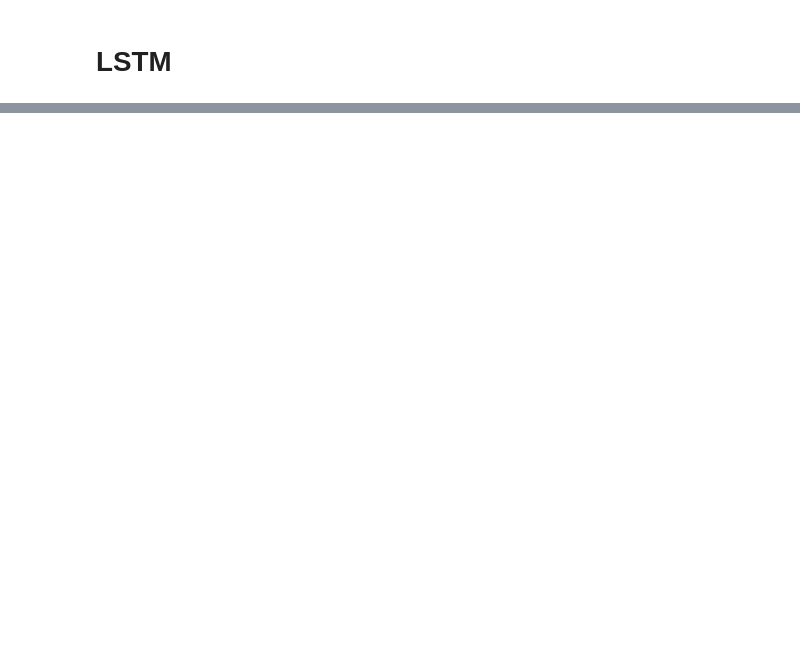
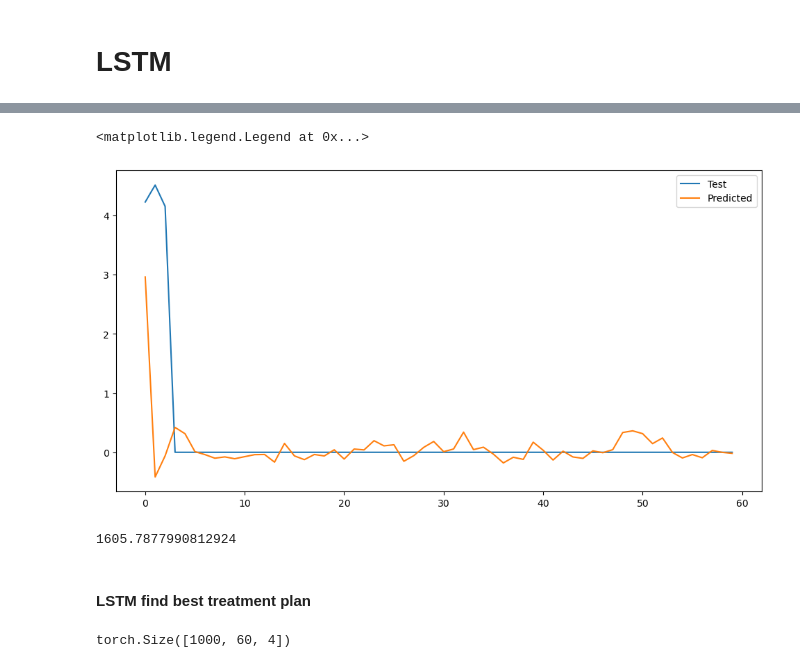
Before and after one commit to dormoyi/Cancer_Optimal_Treatment_Policy, a Jupyter notebook: tabular_method.ipynb, the cells around one changed output, grey strips where cells are left out. Drawn from its saved outputs; the diff is of its cells as text; code cells hidden in the pictures; blank space fills up the shorter version.

```diff
--- a/tabular_method.ipynb
+++ b/tabular_method.ipynb
@@ -184,0 +328,55 @@ NameError: name 'results' is not defined
+# %%
+test_data = results['test_data_factuals']
+
+cancer_volume = torch.Tensor(test_data['cancer_volume'])
+chemo_application = torch.Tensor(test_data['chemo_application'])
+radiation_application = torch.Tensor(test_data['radio_application'])
+patient_type = torch.Tensor(test_data['patient_types']).repeat(radiation_application.shape[1], 1).transpose(0, 1)
+
+# normalize cancer_volume
+cancer_volume = (cancer_volume - mn) / (mx - mn)
+
+# Concatenate the covariates along the feature dimension
+all_data = torch.stack([cancer_volume, chemo_application, radiation_application, patient_type], dim=2)
+
+# Define the DataLoader
+dataset = TensorDataset(all_data, cancer_volume)
+dataloader = DataLoader(dataset, batch_size=64, shuffle=True)
+
+# freeze the model
+model.eval()
+y_pred = None
+
+# Predict the next values using the test set
+for batch in dataloader:
+    inputs, labels = batch
+    outputs = model(inputs).detach().numpy()
+    if y_pred is None:
+        y_pred = outputs
+    else:
+        y_pred = np.concatenate((y_pred, outputs), axis=0)
+
+y_pred = y_pred.squeeze()
+y_pred = y_pred * (mx - mn) + mn
+# %%
+# Plot the results
+plt.figure(figsize=(12, 6))
+plt.plot(test_data['cancer_volume'][17][:60], label='Test')
+plt.plot(y_pred[17][:60], label='Predicted')
+plt.legend()
+# %% [output]
+<matplotlib.legend.Legend at 0x...>
+[figure, added]
+# %%
+# Calculate Mean Squared Error
+from sklearn.metrics import mean_squared_error
+mse = mean_squared_error(test_data['cancer_volume'][:,1:], y_pred[:,1:])
+mse
+# %% [output]
+1605.7877990812924
+# %% [markdown]
+#### LSTM find best treatment plan
+# %%
+all_data.shape
+# %% [output]
+torch.Size([1000, 60, 4])
```
Also changed, not shown: parts of 18 cells of this notebook, 28 other files.
